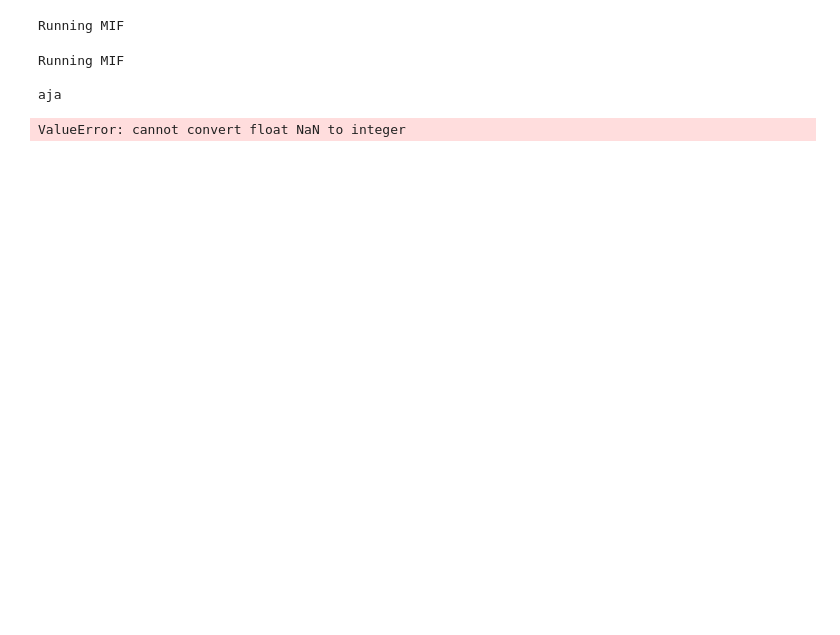
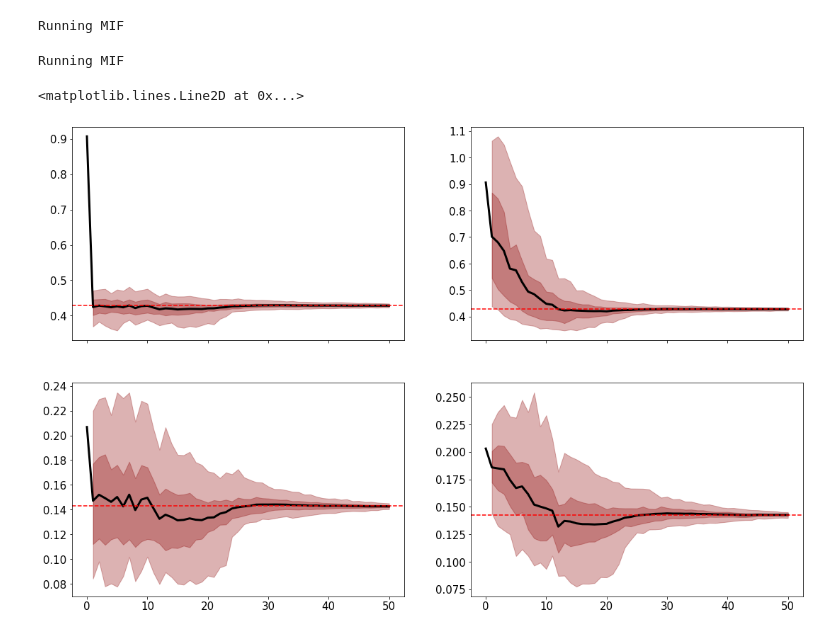
Before and after one commit to ChaosDonkey06/ID_Modeling, a Jupyter notebook: POMP_INFERENCE/SIR_IF2_EAKF.ipynb, the cells around one changed output. Cells and saved outputs as stored; diff of their text form; code cells hidden in the pictures; blank space fills up the shorter version.

```diff
--- a/POMP_INFERENCE/SIR_IF2_EAKF.ipynb
+++ b/POMP_INFERENCE/SIR_IF2_EAKF.ipynb
@@ -408,8 +408,8 @@ if2_settings = {}
 if2_settings["num_params"]       = len(param_prior_dict)
 if2_settings["num_state_vars"]   = 4
 if2_settings["num_observations"] = 1
-if2_settings["lambda_inf"]       = 1.1
-if2_settings["num_iters_mif"]    = 110
+if2_settings["lambda_inf"]       = 1.01
+if2_settings["num_iters_mif"]    = 50
 if2_settings["alpha_mif"]        = 0.9 # Variance shrinking factor
 if2_settings["type_cooling"]     = "geometric"
 if2_settings["num_ensembles"]    = 300
@@ -428,7 +428,7 @@ def IF2_eakf(model, obs_df, param_prior_dict, if2_settings, perturb_time=False):
 
     perturbation     = np.array([std_param % list(np.round(std_param)+0.1)]).T
 
-    num_steps          = len(obs_df) #387
+    num_steps          = len(obs_df) -1
 
 
     x_states_post_all  = np.full((if2_settings["num_state_vars"],   if2_settings["num_ensembles"], num_steps, if2_settings["num_iters_mif"]), np.nan)   # Array to store state variables.
@@ -442,7 +442,6 @@ def IF2_eakf(model, obs_df, param_prior_dict, if2_settings, perturb_time=False):
     print(f"Running MIF  \n")
 
     for n in tqdm(range(if2_settings["num_iters_mif"])):
-        n=0
         if n==0:
             p_prior               = sample_params_uniform(param_prior_dict, num_ensembles=if2_settings["num_ensembles"])
             beta                  = p_prior[0,:]
@@ -507,6 +506,7 @@ def IF2_eakf(model, obs_df, param_prior_dict, if2_settings, perturb_time=False):
                     x_post                                 = checkbound_state_vars(x_state_ens=x_post, pop=N, num_params=if2_settings["num_state_vars"], num_ensembles=if2_settings["num_ensembles"])
                     param_post                             = checkbound_params(param_prior_dict, params_ens=param_post, num_ensembles=if2_settings["num_ensembles"])
 
+                    #if np.where(param_post==np.nan)
                     x       = x_post.copy()
                     # Use posterior and next prior
                     p_prior = param_post.copy()
@@ -519,7 +519,9 @@ def IF2_eakf(model, obs_df, param_prior_dict, if2_settings, perturb_time=False):
 
                     confirmed_t = np.zeros((if2_settings["num_ensembles"], 1))
 
-        x_states_post_all[:,:,:,n]  = x_post_time
+        x_states_post_all  = x_post_time
+        #np.put(x_states_post_all, [:,:,:,n], x_post_time )
+
         obs_post_all[:,:,:,n]       = obs_post_time
         para_post_all[:,:,:,n]      = param_post_time
         param_iter[:,:,n]           = param_post_time.mean(-1)
@@ -534,6 +536,29 @@ Running MIF
 x_states_post_all_pert, obs_post_all_pert, para_post_all_pert, param_iter_pert, param_mean_iter_pert = IF2_eakf(model, obs_df, param_prior_dict, if2_settings, perturb_time=True)
 # %% [output]
 Running MIF
-
-aja
-ValueError: cannot convert float NaN to integer
+# %%
+ittters = if2_settings["num_iters_mif"]
+
+import datetime
+beta_if1_df  = create_df_response(param_iter[0,:,:], time=ittters)
+gamma_if1_df = create_df_response(param_iter[1,:,:], time=ittters)
+
+beta_if2_df  = create_df_response(param_iter_pert[0,:,:], time=ittters)
+gamma_if2_df = create_df_response(param_iter_pert[1,:,:], time=ittters)
+# %%
+plt.rc('font', size=15) #controls default text size
+
+fig, ax = plt.subplots(2, 2, figsize=(18.5, 12.2), sharex=True)
+
+ax[0,0].plot(range(ittters+1), param_mean_iter[0,:], color="k", lw=3); ax[0,1].plot(range(ittters+1), param_mean_iter_pert[0,:], color="k", lw=3)
+ax[0,0].fill_between(range(1,ittters+1), beta_if1_df["low_95"], beta_if1_df["high_95"], color="darkred", alpha=0.3); ax[0,1].fill_between(range(1,ittters+1), beta_if2_df["low_95"], beta_if2_df["high_95"], color="darkred", alpha=0.3)
+ax[0,0].fill_between(range(1,ittters+1), beta_if1_df["low_50"], beta_if1_df["high_50"], color="darkred", alpha=0.3); ax[0,1].fill_between(range(1,ittters+1), beta_if2_df["low_50"], beta_if2_df["high_50"], color="darkred", alpha=0.3)
+ax[0,0].axhline(y=beta_truth, color="red", linestyle="--"); ax[0,1].axhline(y=beta_truth, color="red", linestyle="--")
+
+ax[1,0].plot(range(ittters+1), param_mean_iter[1,:], color="k", lw=3); ax[1,1].plot(range(ittters+1), param_mean_iter_pert[1,:], color="k", lw=3)
+ax[1,0].fill_between(range(1,ittters+1), gamma_if1_df["low_95"], gamma_if1_df["high_95"], color="darkred", alpha=0.3); ax[1,1].fill_between(range(1,ittters+1), gamma_if2_df["low_95"], gamma_if2_df["high_95"], color="darkred", alpha=0.3)
+ax[1,0].fill_between(range(1,ittters+1), gamma_if1_df["low_50"], gamma_if1_df["high_50"], color="darkred", alpha=0.3); ax[1,1].fill_between(range(1,ittters+1), gamma_if2_df["low_50"], gamma_if2_df["high_50"], color="darkred", alpha=0.3)
+ax[1,0].axhline(y=gamma_truth, color="red", linestyle="--"); ax[1,1].axhline(y=gamma_truth, color="red", linestyle="--")
+# %% [output]
+<matplotlib.lines.Line2D at 0x...>
+[figure, added]
```
Also changed, not shown: parts of 3 cells of this notebook, 1 other file.
